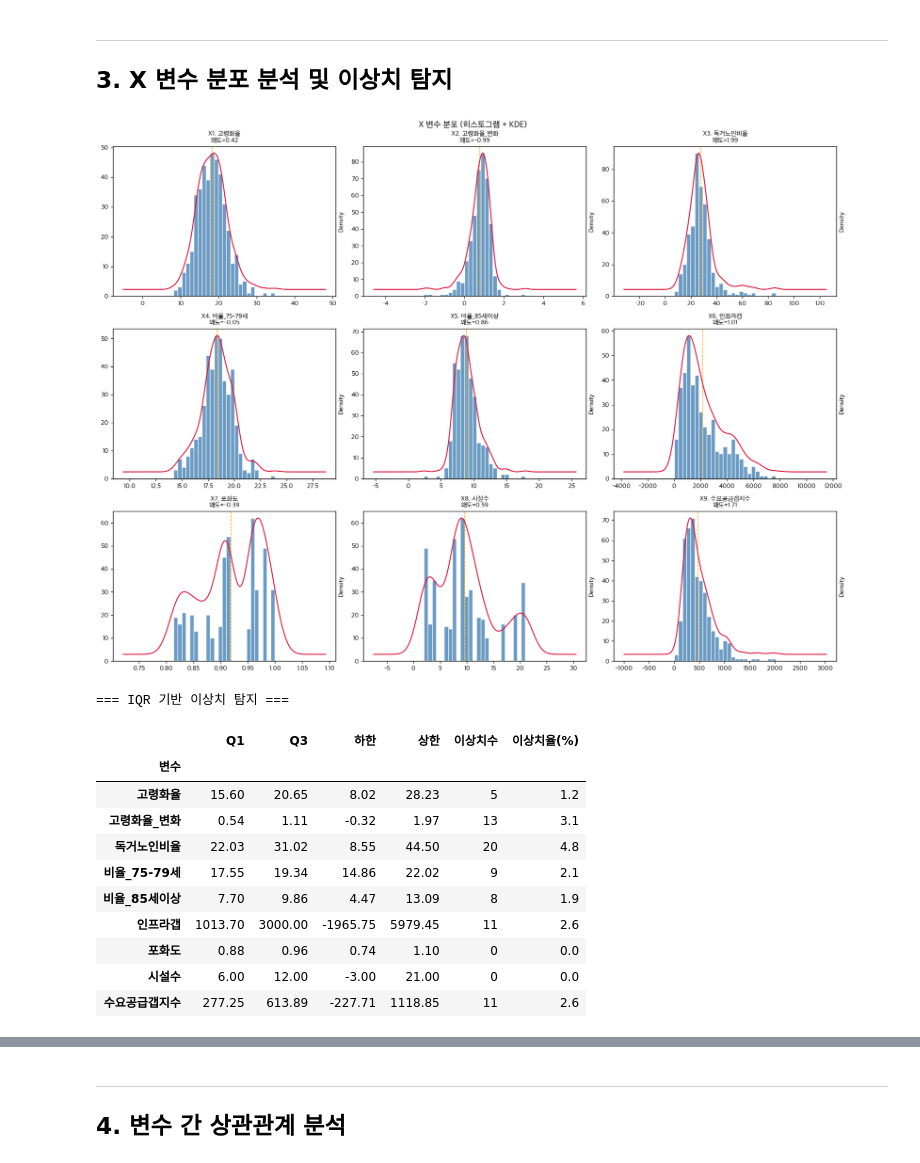
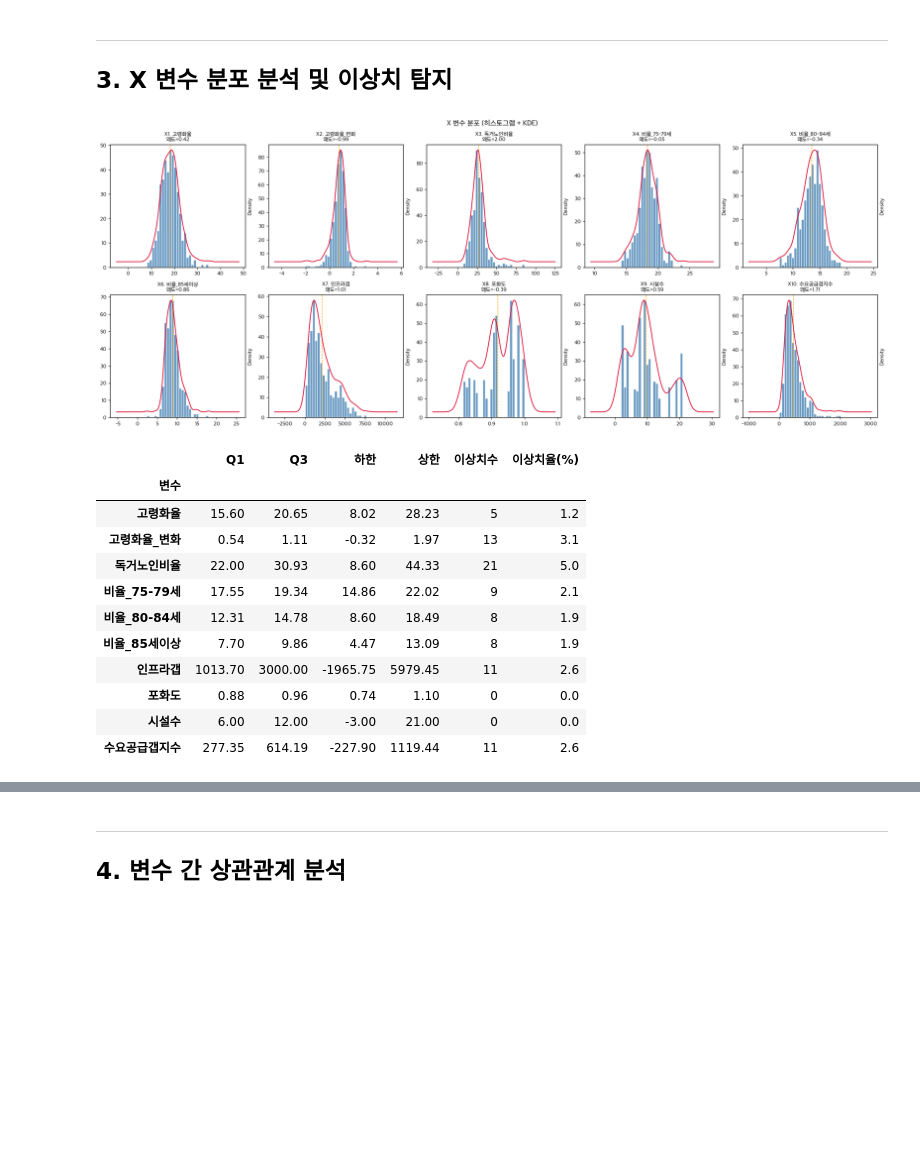
Before and after one commit to Hufssiyoung/elderly_healthcare_Income_analysis, a Jupyter notebook: EDA.ipynb, the cells around one changed output, grey strips where cells are left out. Cells and saved outputs as stored; diff of their text form; code cells hidden in the pictures; blank space fills up the shorter version.

Commit message:
feat: complete first version of analysis track A

```diff
--- a/EDA.ipynb
+++ b/EDA.ipynb
@@ -42,7 +43,7 @@ warnings.filterwarnings('ignore')
 
 # 한글 폰트 설정
 KOREAN_FONTS = [
-    '/System/Library/Fonts/AppleSDGothicNeo.ttc',   # 가장 선호
+    '/System/Library/Fonts/AppleSDGothicNeo.ttc',
     '/System/Library/Fonts/Supplemental/AppleGothic.ttf',
 ]
 for fpath in KOREAN_FONTS:
@@ -52,16 +53,15 @@ for fpath in KOREAN_FONTS:
         plt.rcParams['font.family'] = fm.FontProperties(fname=fpath).get_name()
         break
 plt.rcParams['axes.unicode_minus'] = False
-plt.rcParams['axes.unicode_minus'] = False
 plt.rcParams['figure.dpi'] = 120
 
-DATA_PATH = 'data/df_analysis_v6.csv'
+DATA_PATH = 'data/df_analysis.csv'
 
 ID_COLS   = ['행정동코드', '행정동명', '시군구명', '자치구명', '연도',
              '총인구수', '65세이상인구', '독거노인수_2018']
 FEAT_COLS = ['고령화율', '고령화율_변화', '독거노인비율',
-             '비율_75-79세', '비율_85세이상', '인프라갭',
-             '포화도', '시설수', '수요공급갭지수']
+             '비율_75-79세', '비율_80-84세', '비율_85세이상',
+             '인프라갭', '포화도', '시설수', '수요공급갭지수']
 TARGET = '요양수요가속도'
 
 print('환경 설정 완료')
@@ -213,23 +213,31 @@ plt.show()
 ---
 ## 3. X 변수 분포 분석 및 이상치 탐지
 # %%
-fig, axes = plt.subplots(3, 3, figsize=(16, 12))
+import math
+
+n_cols = 5
+n_rows = math.ceil(len(FEAT_COLS) / n_cols)
+fig, axes = plt.subplots(n_rows, n_cols, figsize=(20, n_rows * 4))
 axes = axes.flatten()
 
 for i, col in enumerate(FEAT_COLS):
     series = df[col].dropna()
     axes[i].hist(series, bins=25, color='steelblue', edgecolor='white', alpha=0.8)
     ax_twin = axes[i].twinx()
     series.plot.kde(ax=ax_twin, color='crimson', linewidth=1.5)
     ax_twin.set_yticks([])
     axes[i].axvline(series.mean(), color='orange', linestyle='--', linewidth=1)
     axes[i].set_title(f'X{i+1}. {col}\n왜도={series.skew():.2f}', fontsize=10)
 
+# 빈 axes 숨기기
+for j in range(len(FEAT_COLS), len(axes)):
+    axes[j].set_visible(False)
+
 plt.suptitle('X 변수 분포 (히스토그램 + KDE)', fontsize=13, fontweight='bold')
 plt.tight_layout()
 plt.show()
 # %% [output]
-[figure, old version]
+[figure, new version]
 # %%
 # IQR 기반 이상치 탐지
 outlier_summary = []
@@ -245,18 +253,18 @@ for col in FEAT_COLS:
     })
 pd.DataFrame(outlier_summary).set_index('변수')
 # %% [output]
-=== IQR 기반 이상치 탐지 ===
 |  | Q1 | Q3 | 하한 | 상한 | 이상치수 | 이상치율(%) |
 | 변수 |  |  |  |  |  |  |
 | 고령화율 | 15.60 | 20.65 | 8.02 | 28.23 | 5 | 1.2 |
 | 고령화율_변화 | 0.54 | 1.11 | -0.32 | 1.97 | 13 | 3.1 |
-| 독거노인비율 | 22.03 | 31.02 | 8.55 | 44.50 | 20 | 4.8 |
+| 독거노인비율 | 22.00 | 30.93 | 8.60 | 44.33 | 21 | 5.0 |
 | 비율_75-79세 | 17.55 | 19.34 | 14.86 | 22.02 | 9 | 2.1 |
+| 비율_80-84세 | 12.31 | 14.78 | 8.60 | 18.49 | 8 | 1.9 |
 | 비율_85세이상 | 7.70 | 9.86 | 4.47 | 13.09 | 8 | 1.9 |
 | 인프라갭 | 1013.70 | 3000.00 | -1965.75 | 5979.45 | 11 | 2.6 |
 | 포화도 | 0.88 | 0.96 | 0.74 | 1.10 | 0 | 0.0 |
 | 시설수 | 6.00 | 12.00 | -3.00 | 21.00 | 0 | 0.0 |
-| 수요공급갭지수 | 277.25 | 613.89 | -227.71 | 1118.85 | 11 | 2.6 |
+| 수요공급갭지수 | 277.35 | 614.19 | -227.90 | 1119.44 | 11 | 2.6 |
 # %%
 # X 변수 박스플롯 (표준화 후 비교)
 from sklearn.preprocessing import StandardScaler
```
Also changed, not shown: parts of 8 cells of this notebook, 2 other files.
